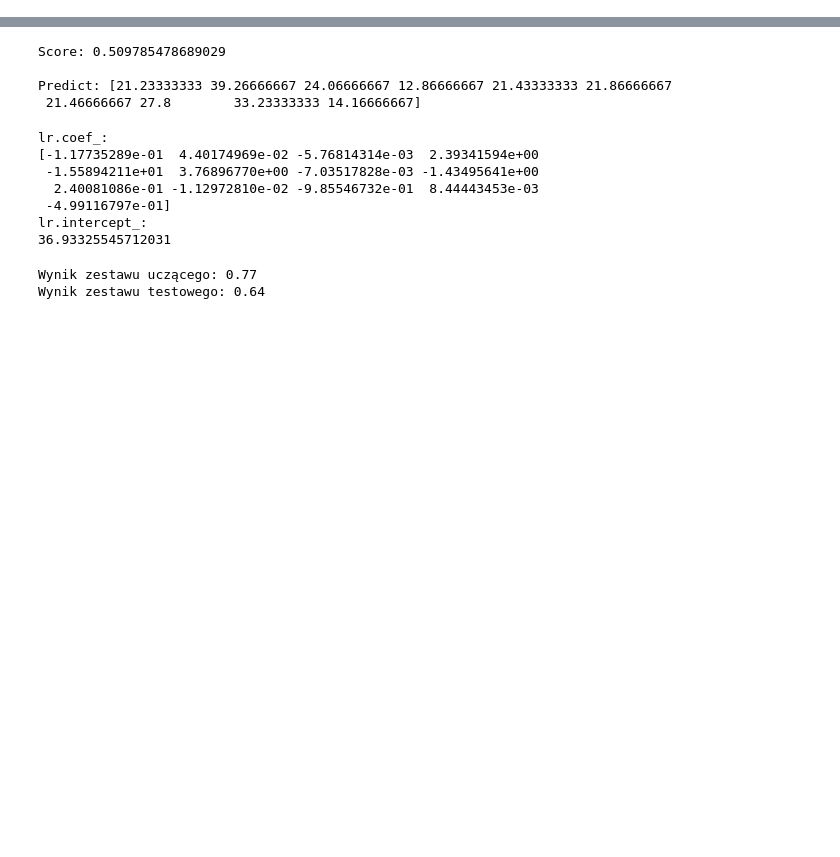
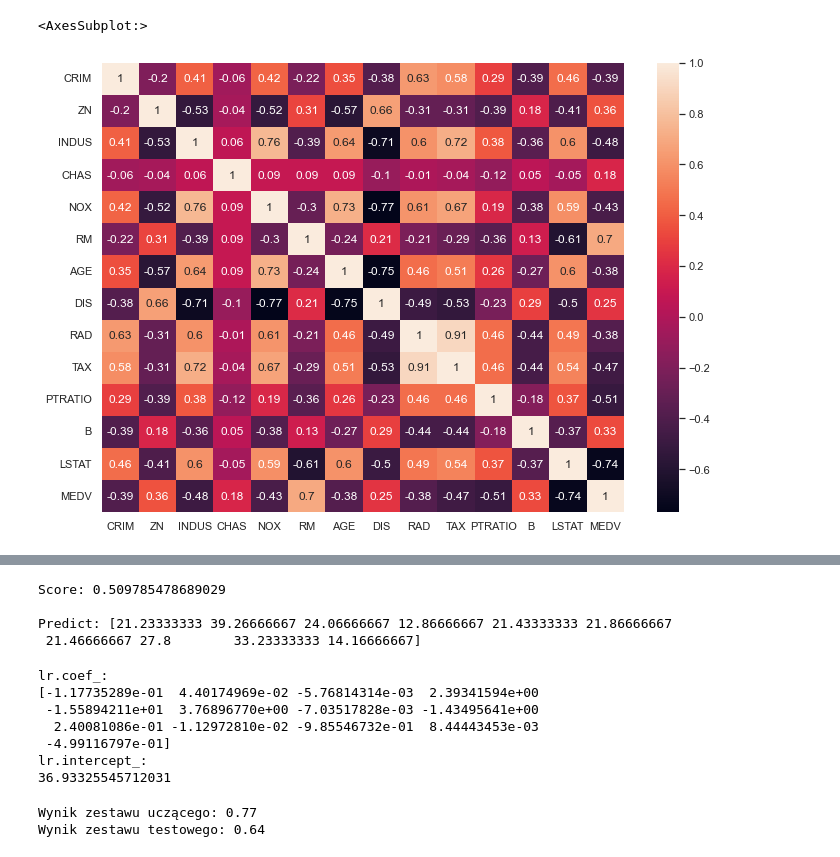
Before and after one commit to SMajev/Boston-Housing, a Jupyter notebook: boston_housing.ipynb, the cells around one changed output, grey strips where cells are left out. Drawn from its saved outputs; the diff is of its cells as text; code cells hidden in the pictures; blank space fills up the shorter version.

```diff
--- a/boston_housing.ipynb
+++ b/boston_housing.ipynb
@@ -49,0 +55,6 @@ display(boston_df)
+# %%
+correlation_matrix = boston_df.corr().round(2)
+sns.heatmap(data=correlation_matrix, annot = True)
+# %% [output]
+<AxesSubplot:>
+[figure, added]
```
Also changed, not shown: parts of 7 cells of this notebook.
